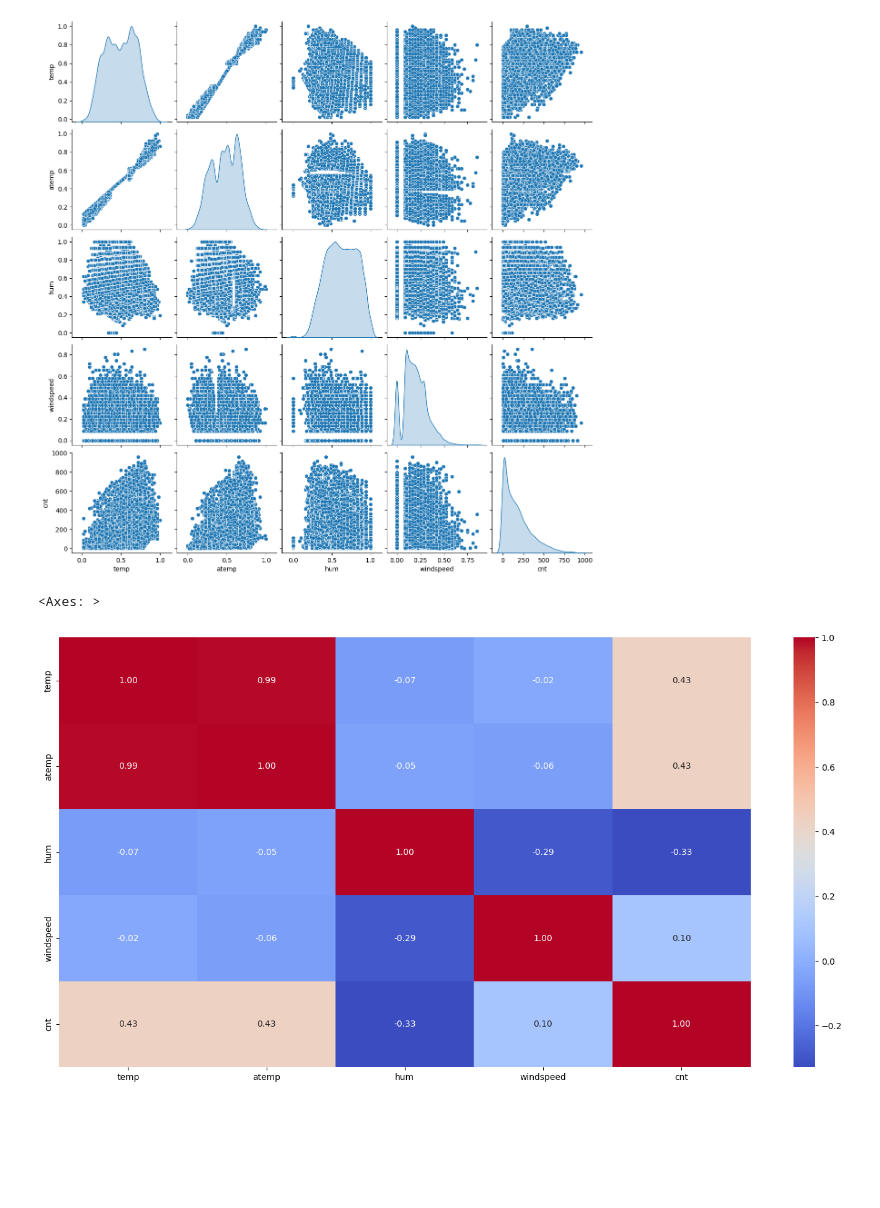
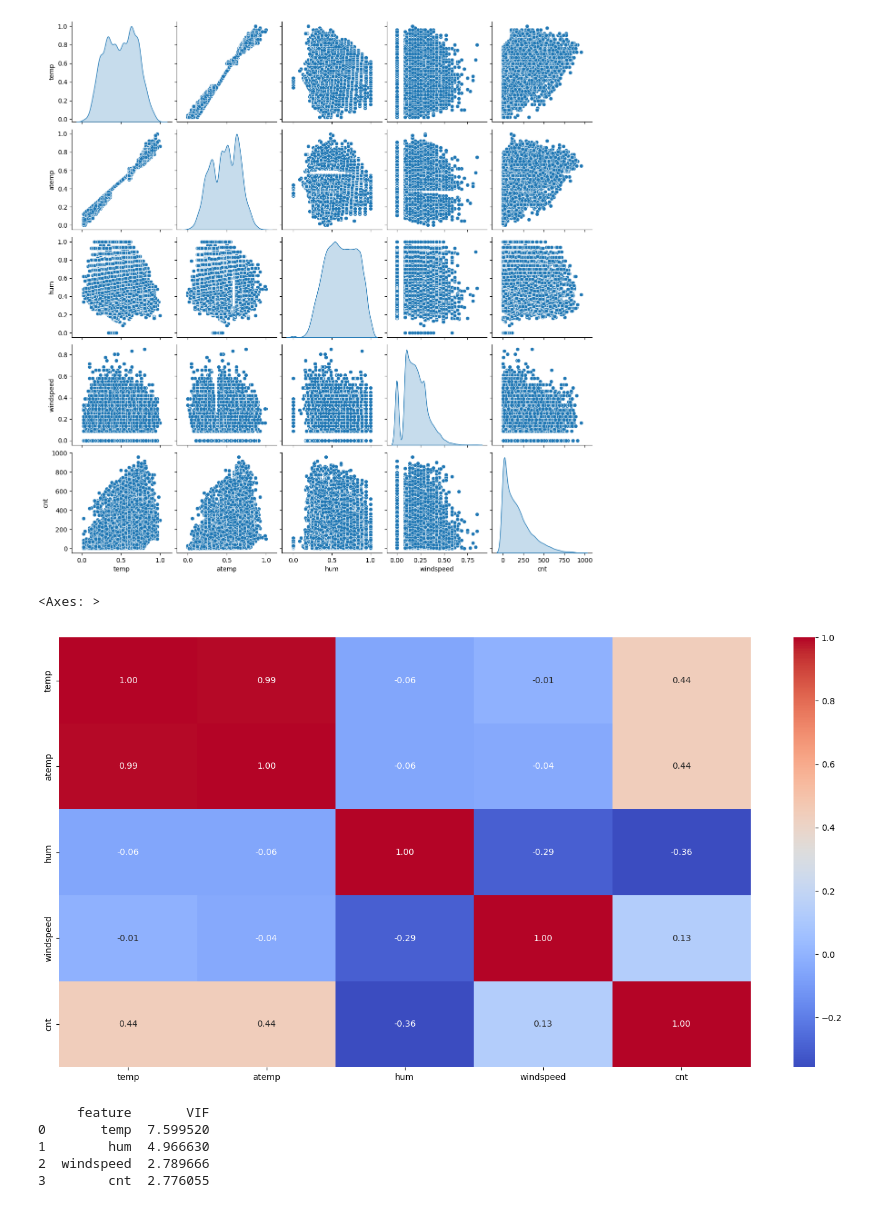
Before and after one commit to JPretellEco/Prediccion_Bicicletas, a Jupyter notebook: src/notebooks/analisis_exploratorio.ipynb, the cells around one changed output. Saved outputs shown, nothing was run; the diff lists cells and outputs as text; code cells hidden in the pictures; blank space fills up the shorter version.

```diff
--- a/src/notebooks/analisis_exploratorio.ipynb
+++ b/src/notebooks/analisis_exploratorio.ipynb
@@ -72,7 +84,24 @@ sns.pairplot(data.select_dtypes(exclude= 'category'),diag_kind='kde')
 [figure]
 # %%
 plt.figure(figsize=(18, 9))
-sns.heatmap(data.select_dtypes(exclude= 'category').corr(), annot=True, fmt=".2f",cmap = 'coolwarm')
+sns.heatmap(data.select_dtypes(exclude= 'category').corr(method='spearman'), annot=True, fmt=".2f",cmap = 'coolwarm')
 # %% [output]
 <Axes: >
-[figure, old version]
+[figure, new version]
+# %%
+# Aplicamos un VIF
+
+numericos = data.drop(columns='atemp').select_dtypes(exclude= 'category').columns.tolist()
+
+from statsmodels.stats.outliers_influence import variance_inflation_factor
+
+vif_data = pd.DataFrame()
+vif_data["feature"] = numericos
+vif_data["VIF"] = [variance_inflation_factor(data[numericos].values, i) for i in range(len(numericos))]
+print(vif_data)
+# %% [output]
+     feature       VIF
+0       temp  7.599520
+1        hum  4.966630
+2  windspeed  2.789666
+3        cnt  2.776055
```
Also changed, not shown: parts of 1 cell of this notebook, 5 other files.
